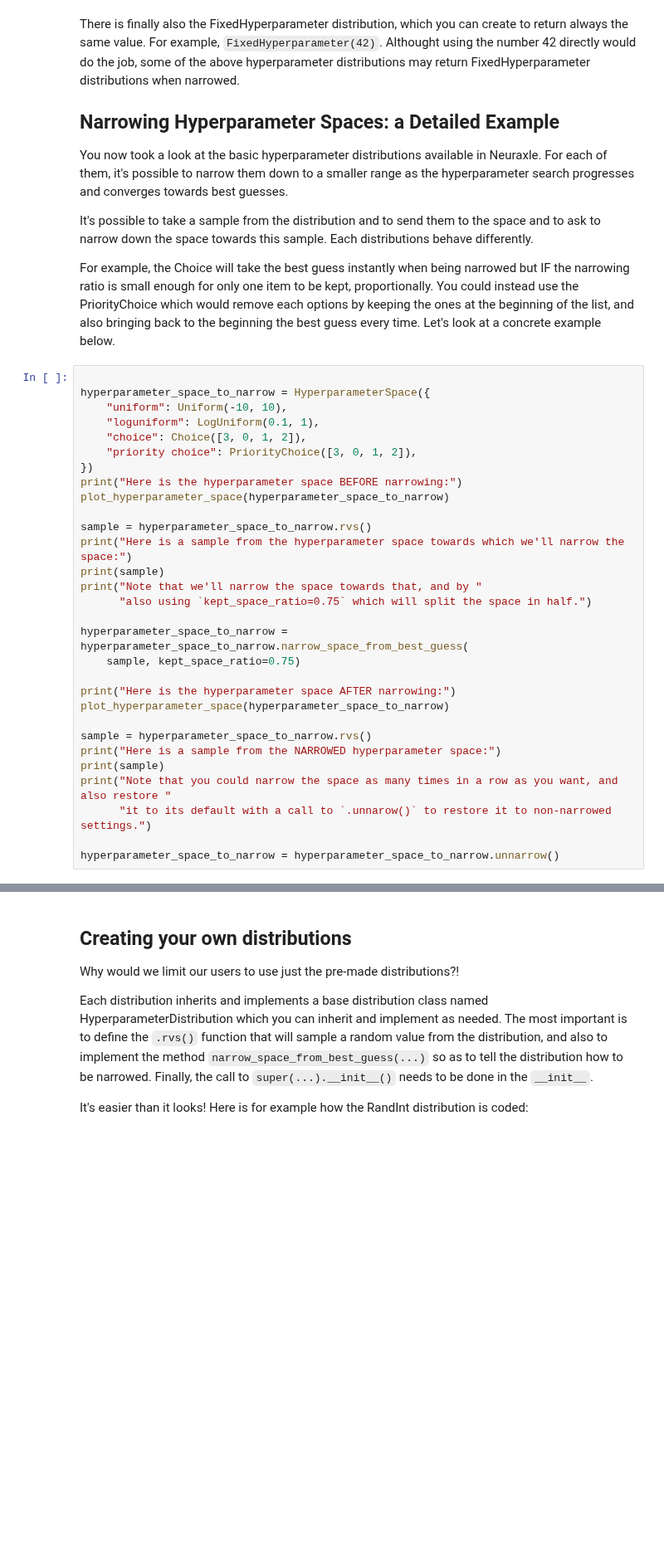
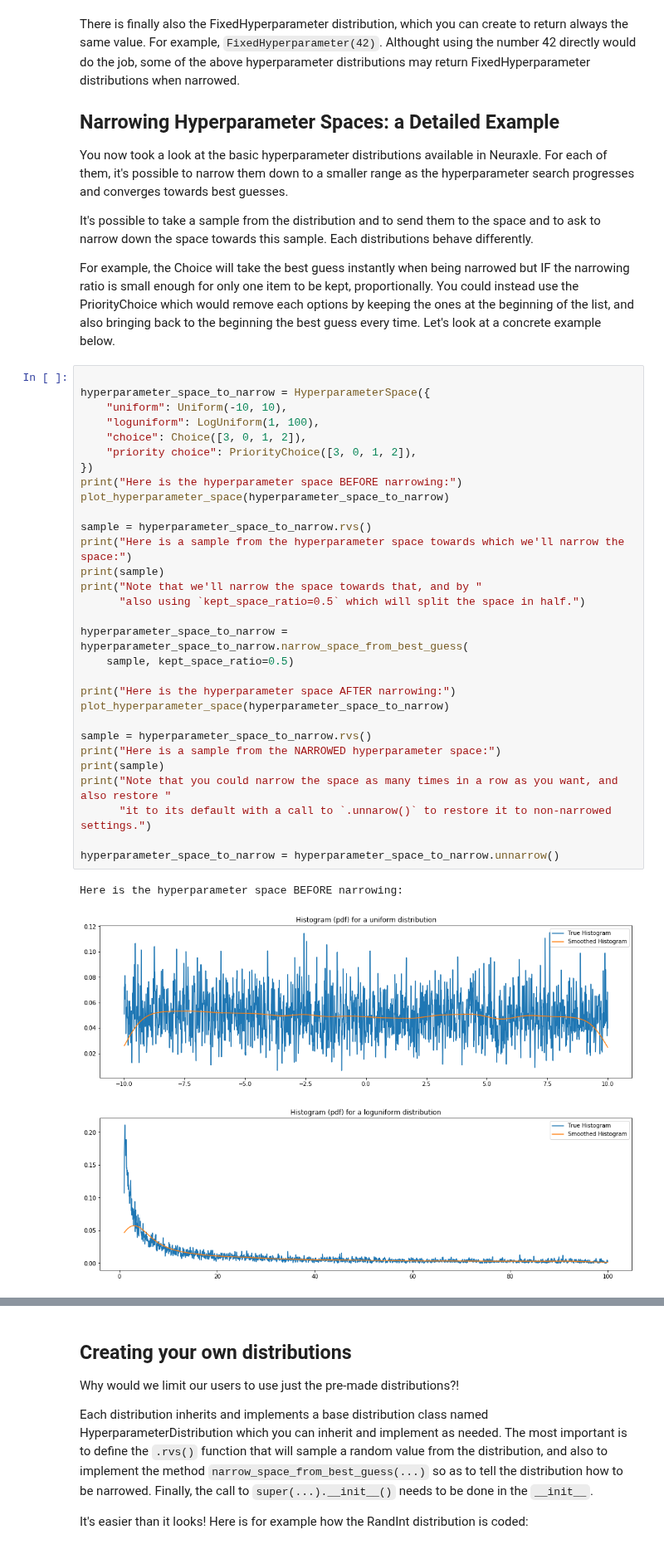
Before and after one commit to Neuraxio/Neuraxle, a Jupyter notebook: examples/Introduction to Automatic Hyperparameter Tuning.ipynb, the cells around one changed output, grey strips where cells are left out. Shown at 83% size. Drawn from its saved outputs; the diff is of its cells as text; blank space fills up the shorter version.

```diff
--- a/examples/Introduction to Automatic Hyperparameter Tuning.ipynb
+++ b/examples/Introduction to Automatic Hyperparameter Tuning.ipynb
@@ -100,30 +116,34 @@ For example, the Choice will take the best guess instantly when being narrowed b
 # %%
 
 hyperparameter_space_to_narrow = HyperparameterSpace({
     "uniform": Uniform(-10, 10),
-    "loguniform": LogUniform(0.1, 1),
+    "loguniform": LogUniform(1, 100),
     "choice": Choice([3, 0, 1, 2]),
     "priority choice": PriorityChoice([3, 0, 1, 2]),
 })
 print("Here is the hyperparameter space BEFORE narrowing:")
 plot_hyperparameter_space(hyperparameter_space_to_narrow)
 
 sample = hyperparameter_space_to_narrow.rvs()
 print("Here is a sample from the hyperparameter space towards which we'll narrow the space:")
 print(sample)
 print("Note that we'll narrow the space towards that, and by "
-      "also using `kept_space_ratio=0.75` which will split the space in half.")
+      "also using `kept_space_ratio=0.5` which will split the space in half.")
 
 hyperparameter_space_to_narrow = hyperparameter_space_to_narrow.narrow_space_from_best_guess(
-    sample, kept_space_ratio=0.75)
+    sample, kept_space_ratio=0.5)
 
 print("Here is the hyperparameter space AFTER narrowing:")
 plot_hyperparameter_space(hyperparameter_space_to_narrow)
 
 sample = hyperparameter_space_to_narrow.rvs()
 print("Here is a sample from the NARROWED hyperparameter space:")
 print(sample)
 print("Note that you could narrow the space as many times in a row as you want, and also restore "
       "it to its default with a call to `.unnarow()` to restore it to non-narrowed settings.")
 
 hyperparameter_space_to_narrow = hyperparameter_space_to_narrow.unnarrow()
+# %% [output]
+Here is the hyperparameter space BEFORE narrowing:
+[figure, added]
+[figure, added]
```
Also changed, not shown: parts of 4 cells of this notebook, 2 other files.
